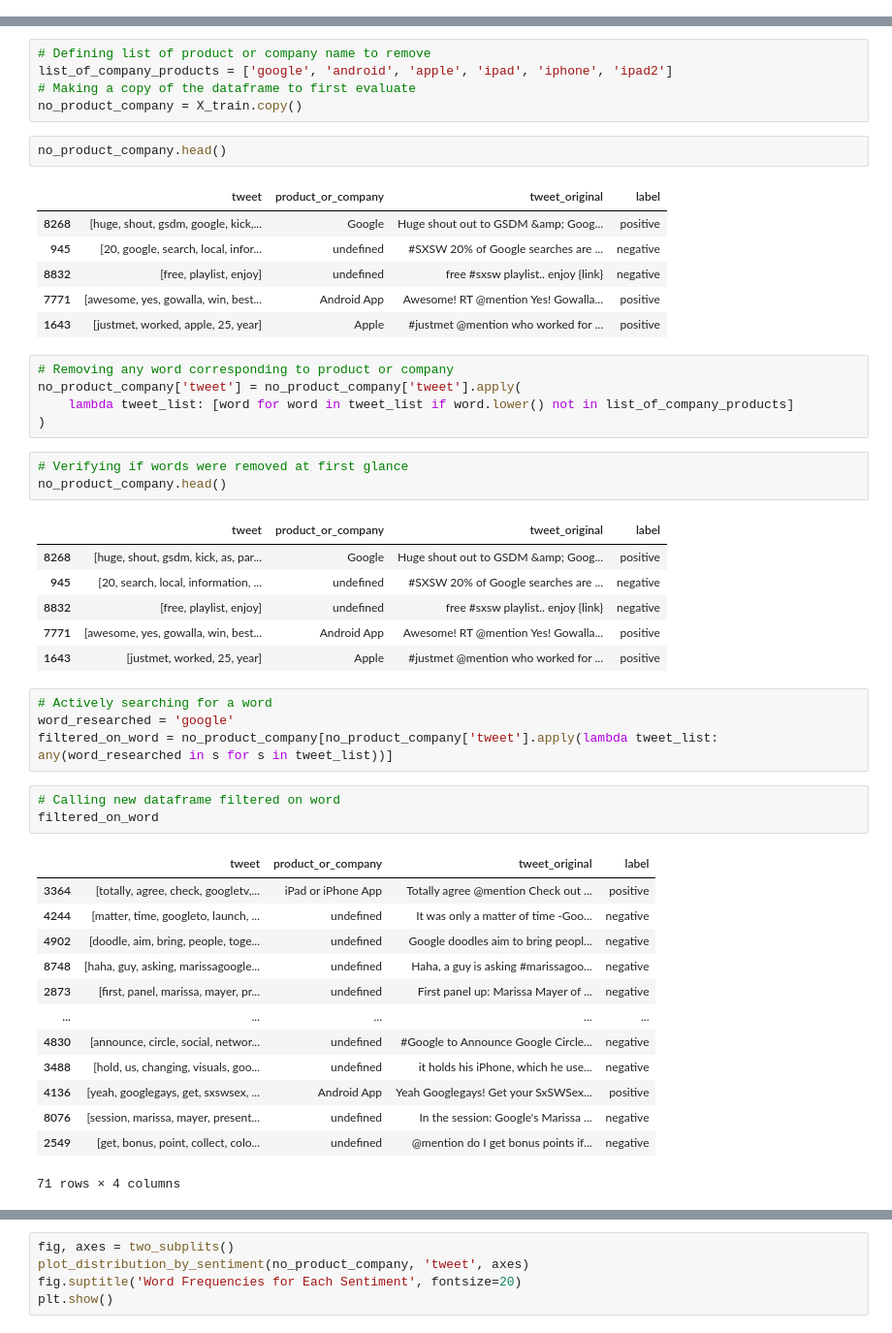
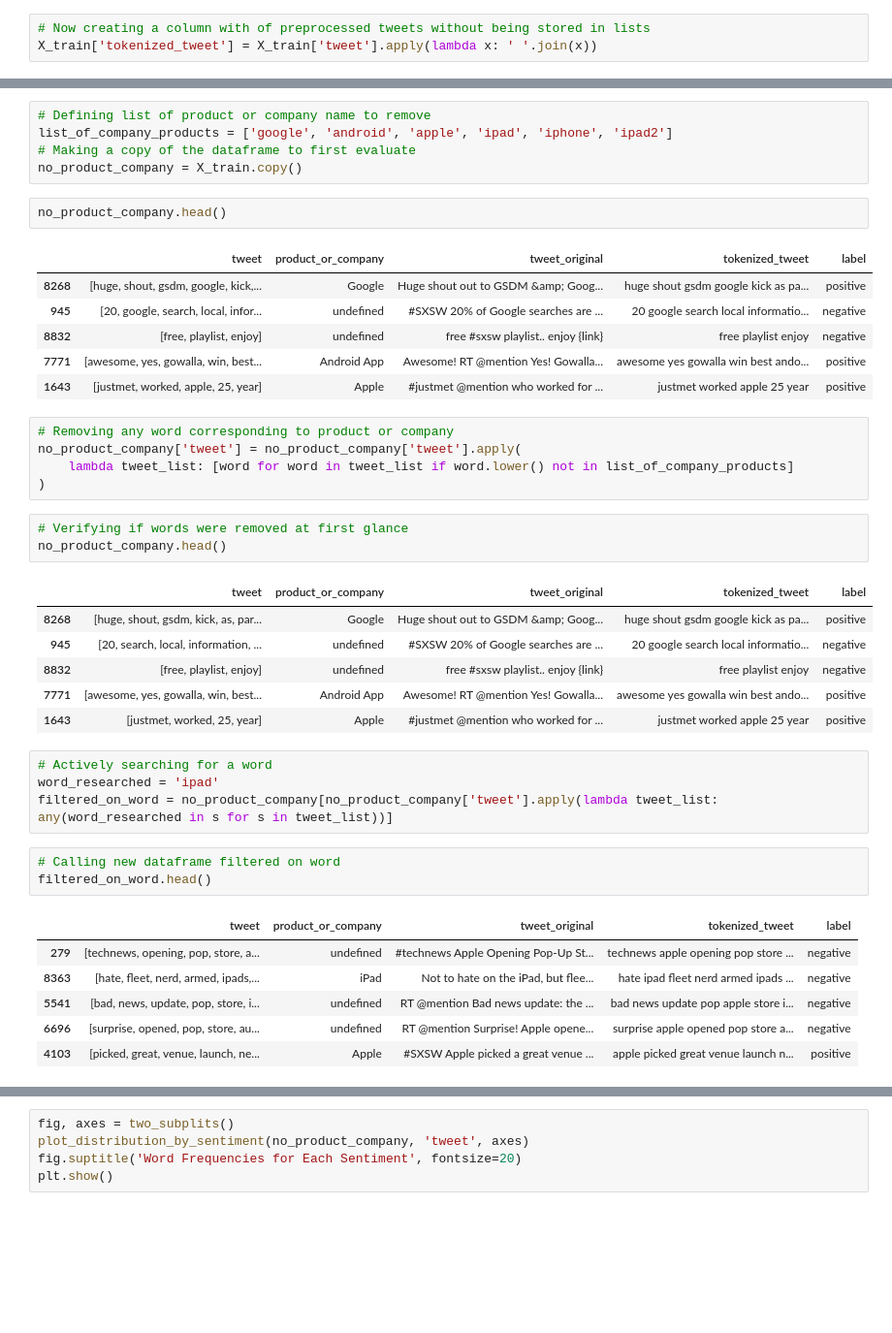
Before and after one commit to AlbaneCM/NLP, a Jupyter notebook: Natural-Language-Processing-Sentiment-Analysis.ipynb, the cells around one changed output, grey strips where cells are left out. Shown at 97% size. Cells and saved outputs as stored; diff of their text form; blank space fills up the shorter version.

```diff
--- a/Natural-Language-Processing-Sentiment-Analysis.ipynb
+++ b/Natural-Language-Processing-Sentiment-Analysis.ipynb
@@ -704,6 +704,9 @@ tweet_preprocess(X_train['tweet'].iloc[100])
 # %%
 # Applying this to our whole dataset
 X_train['tweet'] = X_train['tweet'].apply(lambda x: tweet_preprocess(x))
+# %%
+# Now creating a column with of preprocessed tweets without being stored in lists
+X_train['tokenized_tweet'] = X_train['tweet'].apply(lambda x: ' '.join(x))
 # %%
 X_train.head()
 # %% [output]
@@ -1014,12 +1023,12 @@ no_product_company = X_train.copy()
 # %%
 no_product_company.head()
 # %% [output]
-|  | tweet | product_or_company | tweet_original | label |
-| 8268 | [huge, shout, gsdm, google, kick,... | Google | Huge shout out to GSDM &amp; Goog... | positive |
-| 945 | [20, google, search, local, infor... | undefined | #SXSW 20% of Google searches are ... | negative |
-| 8832 | [free, playlist, enjoy] | undefined | free #sxsw playlist.. enjoy {link} | negative |
-| 7771 | [awesome, yes, gowalla, win, best... | Android App | Awesome! RT @mention Yes! Gowalla... | positive |
-| 1643 | [justmet, worked, apple, 25, year] | Apple | #justmet @mention who worked for ... | positive |
+|  | tweet | product_or_company | tweet_original | tokenized_tweet | label |
+| 8268 | [huge, shout, gsdm, google, kick,... | Google | Huge shout out to GSDM &amp; Goog... | huge shout gsdm google kick as pa... | positive |
+| 945 | [20, google, search, local, infor... | undefined | #SXSW 20% of Google searches are ... | 20 google search local informatio... | negative |
+| 8832 | [free, playlist, enjoy] | undefined | free #sxsw playlist.. enjoy {link} | free playlist enjoy | negative |
+| 7771 | [awesome, yes, gowalla, win, best... | Android App | Awesome! RT @mention Yes! Gowalla... | awesome yes gowalla win best ando... | positive |
+| 1643 | [justmet, worked, apple, 25, year] | Apple | #justmet @mention who worked for ... | justmet worked apple 25 year | positive |
 # %%
 # Removing any word corresponding to product or company
 no_product_company['tweet'] = no_product_company['tweet'].apply(
@@ -1029,33 +1038,26 @@ no_product_company['tweet'] = no_product_company['tweet'].apply(
 # Verifying if words were removed at first glance
 no_product_company.head()
 # %% [output]
-|  | tweet | product_or_company | tweet_original | label |
-| 8268 | [huge, shout, gsdm, kick, as, par... | Google | Huge shout out to GSDM &amp; Goog... | positive |
-| 945 | [20, search, local, information, ... | undefined | #SXSW 20% of Google searches are ... | negative |
-| 8832 | [free, playlist, enjoy] | undefined | free #sxsw playlist.. enjoy {link} | negative |
-| 7771 | [awesome, yes, gowalla, win, best... | Android App | Awesome! RT @mention Yes! Gowalla... | positive |
-| 1643 | [justmet, worked, 25, year] | Apple | #justmet @mention who worked for ... | positive |
+|  | tweet | product_or_company | tweet_original | tokenized_tweet | label |
+| 8268 | [huge, shout, gsdm, kick, as, par... | Google | Huge shout out to GSDM &amp; Goog... | huge shout gsdm google kick as pa... | positive |
+| 945 | [20, search, local, information, ... | undefined | #SXSW 20% of Google searches are ... | 20 google search local informatio... | negative |
+| 8832 | [free, playlist, enjoy] | undefined | free #sxsw playlist.. enjoy {link} | free playlist enjoy | negative |
+| 7771 | [awesome, yes, gowalla, win, best... | Android App | Awesome! RT @mention Yes! Gowalla... | awesome yes gowalla win best ando... | positive |
+| 1643 | [justmet, worked, 25, year] | Apple | #justmet @mention who worked for ... | justmet worked apple 25 year | positive |
 # %%
 # Actively searching for a word
-word_researched = 'google'
+word_researched = 'ipad'
 filtered_on_word = no_product_company[no_product_company['tweet'].apply(lambda tweet_list: any(word_researched in s for s in tweet_list))]
 # %%
 # Calling new dataframe filtered on word
-filtered_on_word
+filtered_on_word.head()
 # %% [output]
-|  | tweet | product_or_company | tweet_original | label |
-| 3364 | [totally, agree, check, googletv,... | iPad or iPhone App | Totally agree @mention Check out ... | positive |
-| 4244 | [matter, time, googleto, launch, ... | undefined | It was only a matter of time -Goo... | negative |
-| 4902 | [doodle, aim, bring, people, toge... | undefined | Google doodles aim to bring peopl... | negative |
-| 8748 | [haha, guy, asking, marissagoogle... | undefined | Haha, a guy is asking #marissagoo... | negative |
-| 2873 | [first, panel, marissa, mayer, pr... | undefined | First panel up: Marissa Mayer of ... | negative |
-| ... | ... | ... | ... | ... |
-| 4830 | [announce, circle, social, networ... | undefined | #Google to Announce Google Circle... | negative |
-| 3488 | [hold, us, changing, visuals, goo... | undefined | it holds his iPhone, which he use... | negative |
-| 4136 | [yeah, googlegays, get, sxswsex, ... | Android App | Yeah Googlegays! Get your SxSWSex... | positive |
-| 8076 | [session, marissa, mayer, present... | undefined | In the session: Google's Marissa ... | negative |
-| 2549 | [get, bonus, point, collect, colo... | undefined | @mention do I get bonus points if... | negative |
+|  | tweet | product_or_company | tweet_original | tokenized_tweet | label |
+| 279 | [technews, opening, pop, store, a... | undefined | #technews Apple Opening Pop-Up St... | technews apple opening pop store ... | negative |
+| 8363 | [hate, fleet, nerd, armed, ipads,... | iPad | Not to hate on the iPad, but flee... | hate ipad fleet nerd armed ipads ... | negative |
+| 5541 | [bad, news, update, pop, store, i... | undefined | RT @mention Bad news update: the ... | bad news update pop apple store i... | negative |
+| 6696 | [surprise, opened, pop, store, au... | undefined | RT @mention Surprise! Apple opene... | surprise apple opened pop store a... | negative |
+| 4103 | [picked, great, venue, launch, ne... | Apple | #SXSW Apple picked a great venue ... | apple picked great venue launch n... | positive |
-71 rows × 4 columns
 # %%
 # Concatenate all tweets into a single string
 no_prod_comp_list = ' '.join(no_product_company['tweet'].apply(lambda x: ' '.join(map(str, x))))
```
Also changed, not shown: parts of 59 cells of this notebook.
